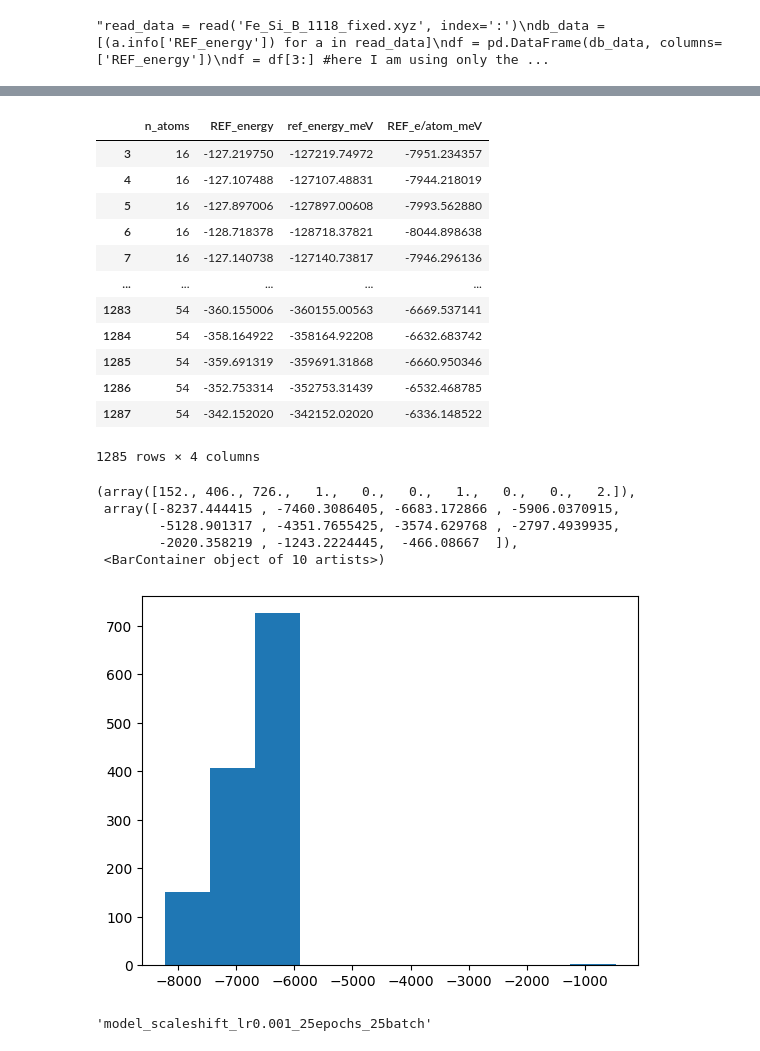
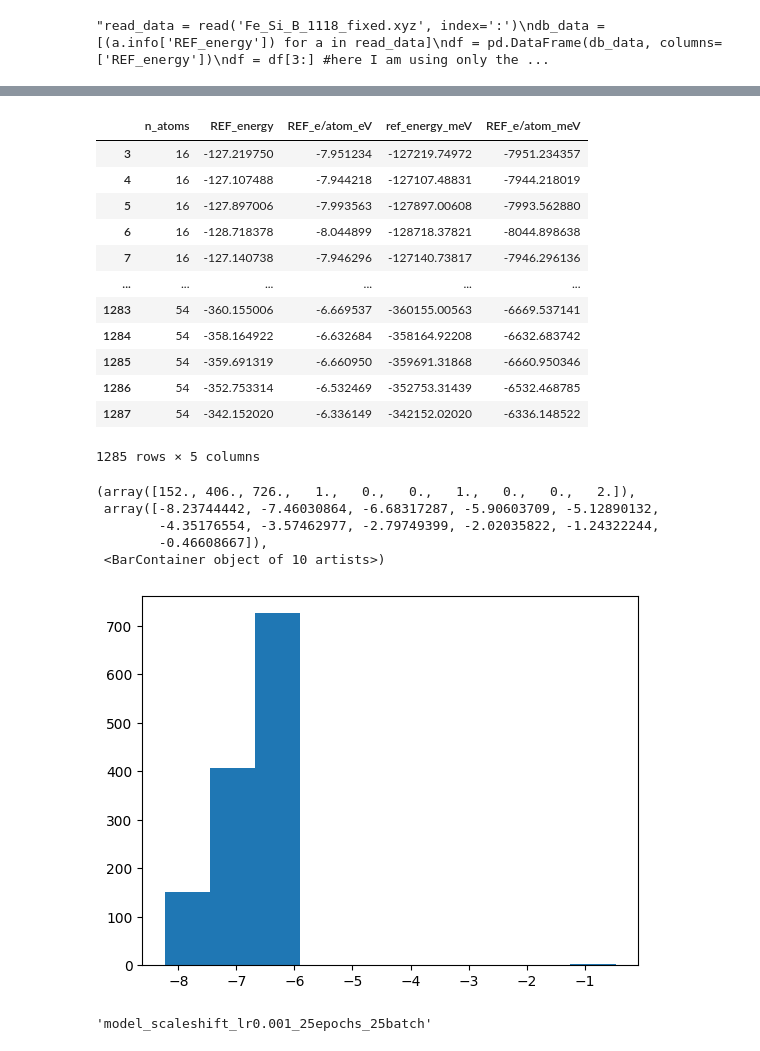
Before and after one commit to ShannonNCM/research_files, a Jupyter notebook: new_model/model_03/training_notebook.ipynb, the cells around one changed output, grey strips where cells are left out. Saved outputs shown, nothing was run; the diff lists cells and outputs as text; code cells hidden in the pictures.

```diff
--- a/new_model/model_03/training_notebook.ipynb
+++ b/new_model/model_03/training_notebook.ipynb
@@ -54,7 +54,7 @@ def file_read(file_name):
         ref_e_meV = ref_e*1000
         ref_e_meV_atom = ref_e_meV / n_atoms
 
-        data.append({'n_atoms':n_atoms, 'REF_energy':ref_e, 'ref_energy_meV':ref_e_meV, 'REF_e/atom_meV':ref_e_meV_atom})
+        data.append({'n_atoms':n_atoms, 'REF_energy':ref_e, 'REF_e/atom_eV':ref_e_atom, 'ref_energy_meV':ref_e_meV, 'REF_e/atom_meV':ref_e_meV_atom})
 
     df = pd.DataFrame(data)
     return df
@@ -80,28 +80,28 @@ df1 #esto esta pendiente
 df2 = df1[3:]
 df2 #esto esta pendiente
 # %% [output]
-|  | n_atoms | REF_energy | ref_energy_meV | REF_e/atom_meV |
-| 3 | 16 | -127.219750 | -127219.74972 | -7951.234357 |
-| 4 | 16 | -127.107488 | -127107.48831 | -7944.218019 |
-| 5 | 16 | -127.897006 | -127897.00608 | -7993.562880 |
-| 6 | 16 | -128.718378 | -128718.37821 | -8044.898638 |
-| 7 | 16 | -127.140738 | -127140.73817 | -7946.296136 |
-| ... | ... | ... | ... | ... |
-| 1283 | 54 | -360.155006 | -360155.00563 | -6669.537141 |
-| 1284 | 54 | -358.164922 | -358164.92208 | -6632.683742 |
-| 1285 | 54 | -359.691319 | -359691.31868 | -6660.950346 |
-| 1286 | 54 | -352.753314 | -352753.31439 | -6532.468785 |
-| 1287 | 54 | -342.152020 | -342152.02020 | -6336.148522 |
+|  | n_atoms | REF_energy | REF_e/atom_eV | ref_energy_meV | REF_e/atom_meV |
+| 3 | 16 | -127.219750 | -7.951234 | -127219.74972 | -7951.234357 |
+| 4 | 16 | -127.107488 | -7.944218 | -127107.48831 | -7944.218019 |
+| 5 | 16 | -127.897006 | -7.993563 | -127897.00608 | -7993.562880 |
+| 6 | 16 | -128.718378 | -8.044899 | -128718.37821 | -8044.898638 |
+| 7 | 16 | -127.140738 | -7.946296 | -127140.73817 | -7946.296136 |
+| ... | ... | ... | ... | ... | ... |
+| 1283 | 54 | -360.155006 | -6.669537 | -360155.00563 | -6669.537141 |
+| 1284 | 54 | -358.164922 | -6.632684 | -358164.92208 | -6632.683742 |
+| 1285 | 54 | -359.691319 | -6.660950 | -359691.31868 | -6660.950346 |
+| 1286 | 54 | -352.753314 | -6.532469 | -352753.31439 | -6532.468785 |
+| 1287 | 54 | -342.152020 | -6.336149 | -342152.02020 | -6336.148522 |
-1285 rows × 4 columns
+1285 rows × 5 columns
 # %%
-plt.hist(df1['REF_e/atom_meV']) #esto esta pendiente
+plt.hist(df1['REF_e/atom_eV']) #esto esta pendiente
 # %% [output]
 (array([152., 406., 726.,   1.,   0.,   0.,   1.,   0.,   0.,   2.]),
- array([-8237.444415 , -7460.3086405, -6683.172866 , -5906.0370915,
-        -5128.901317 , -4351.7655425, -3574.629768 , -2797.4939935,
-        -2020.358219 , -1243.2224445,  -466.08667  ]),
+ array([-8.23744442, -7.46030864, -6.68317287, -5.90603709, -5.12890132,
+        -4.35176554, -3.57462977, -2.79749399, -2.02035822, -1.24322244,
+        -0.46608667]),
  <BarContainer object of 10 artists>)
-[figure, old version]
+[figure, new version]
 # %%
 #importing the full data (this is in case I have like the whole data in one file)
 db = read('Fe_Si_B_1118_fixed.xyz', ':')
```
Also changed, not shown: parts of 1 cell of this notebook.
